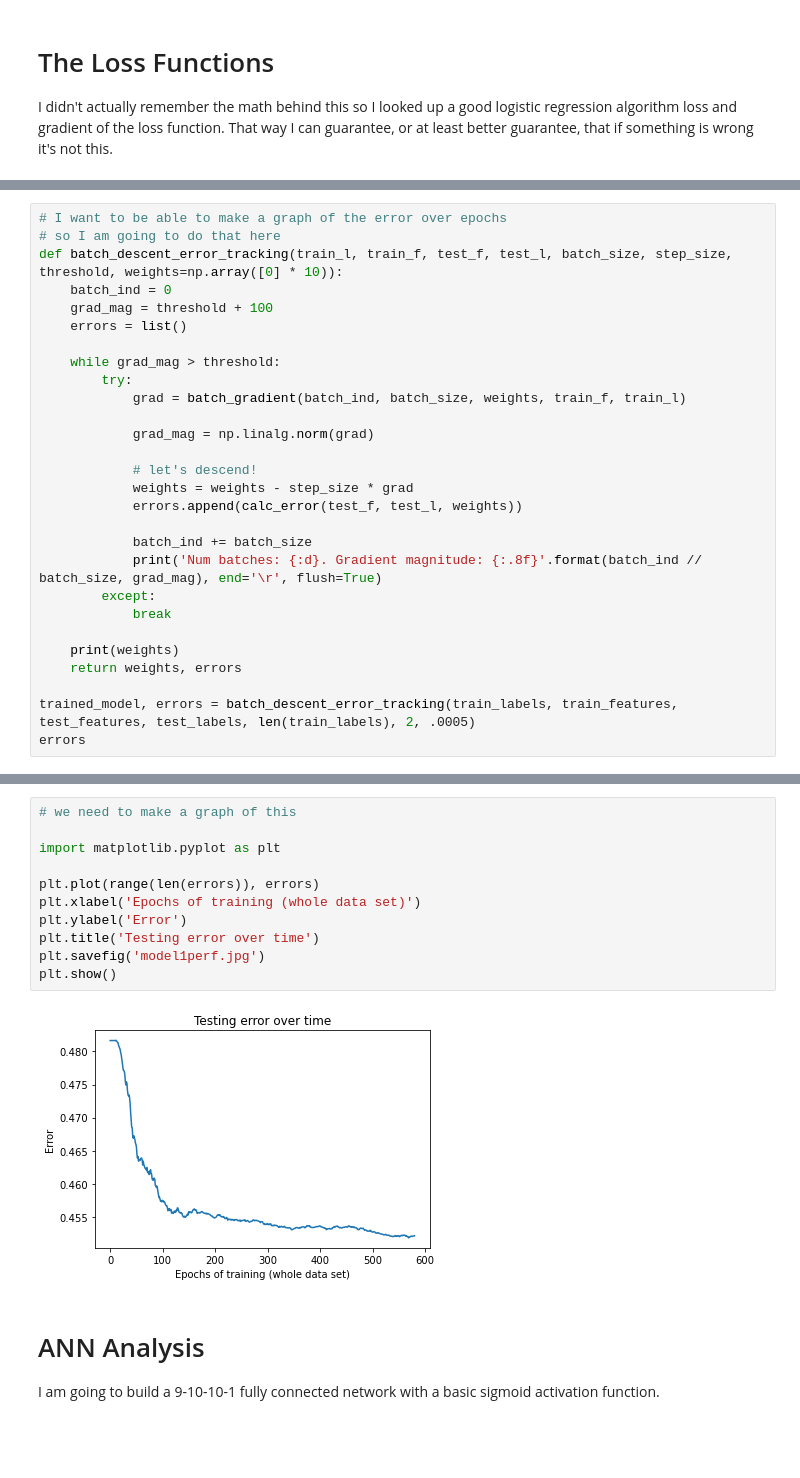
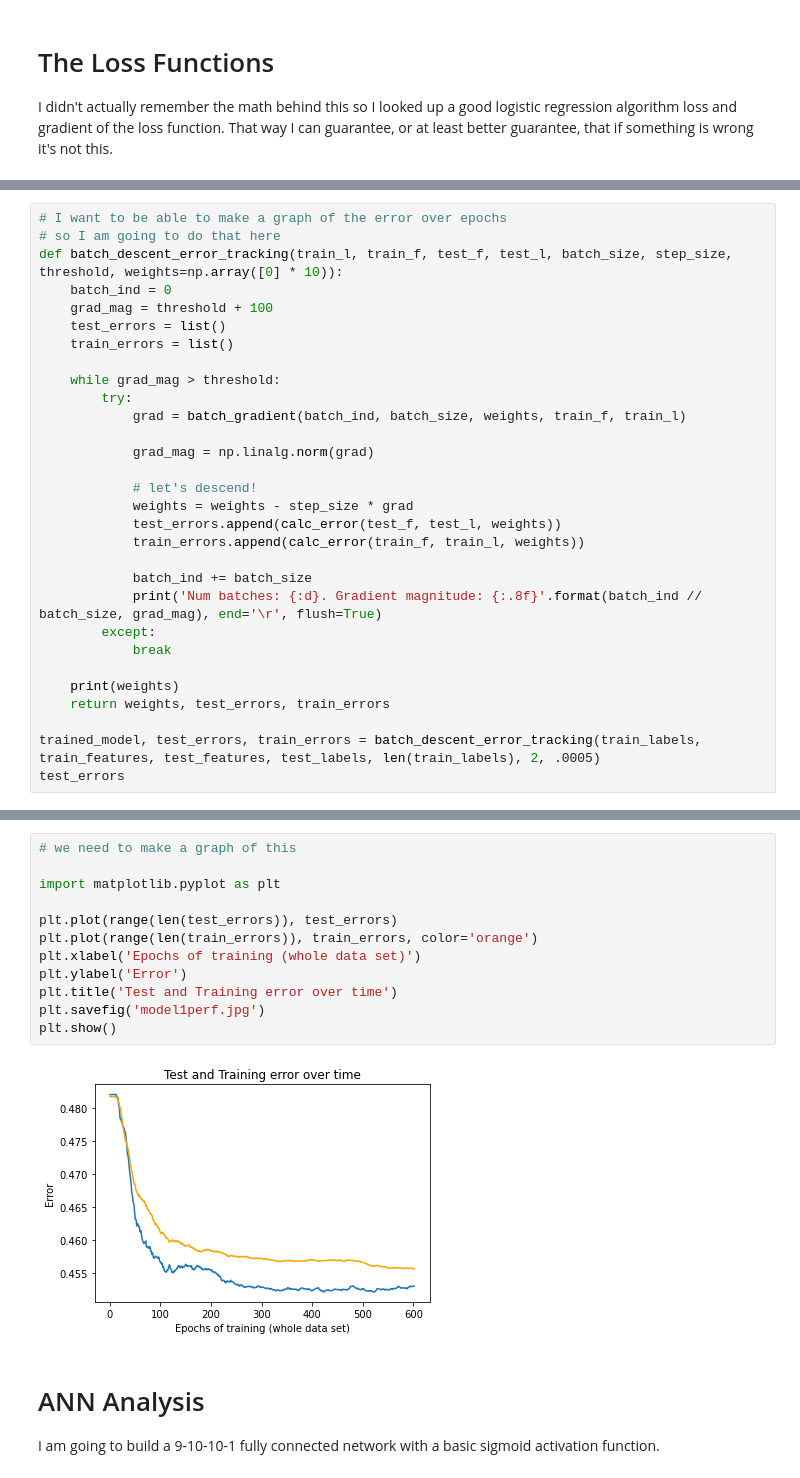
Before and after one commit to BenAltermatt/fundamental-analysis, a Jupyter notebook: model.ipynb, the cells around one changed output, grey strips where cells are left out. Drawn from its saved outputs; the diff is of its cells as text; blank space fills up the shorter version.

Commit message:
Adding error tracking

```diff
--- a/model.ipynb
+++ b/model.ipynb
@@ -299,7 +322,8 @@ calc_error(test_features, test_labels, trained_model)
 def batch_descent_error_tracking(train_l, train_f, test_f, test_l, batch_size, step_size, threshold, weights=np.array([0] * 10)):
     batch_ind = 0
     grad_mag = threshold + 100
-    errors = list()
+    test_errors = list()
+    train_errors = list()
 
     while grad_mag > threshold:
         try:
@@ -309,7 +333,8 @@ def batch_descent_error_tracking(train_l, train_f, test_f, test_l, batch_size, s
 
             # let's descend!
             weights = weights - step_size * grad
-            errors.append(calc_error(test_f, test_l, weights))
+            test_errors.append(calc_error(test_f, test_l, weights))
+            train_errors.append(calc_error(train_f, train_l, weights))
 
             batch_ind += batch_size
             print('Num batches: {:d}. Gradient magnitude: {:.8f}'.format(batch_ind // batch_size, grad_mag), end='\r', flush=True)
@@ -317,8 +342,8 @@ def batch_descent_error_tracking(train_l, train_f, test_f, test_l, batch_size, s
             break
 
     print(weights)
-    return weights, errors
+    return weights, test_errors, train_errors
 
-trained_model, errors = batch_descent_error_tracking(train_labels, train_features, test_features, test_labels, len(train_labels), 2, .0005)
-errors
+trained_model, test_errors, train_errors = batch_descent_error_tracking(train_labels, train_features, test_features, test_labels, len(train_labels), 2, .0005)
+test_errors
 # %% [output]
@@ -344,16 +369,17 @@ errors
 # %%
 # we need to make a graph of this
 
 import matplotlib.pyplot as plt
 
-plt.plot(range(len(errors)), errors)
+plt.plot(range(len(test_errors)), test_errors)
+plt.plot(range(len(train_errors)), train_errors, color='orange')
 plt.xlabel('Epochs of training (whole data set)')
 plt.ylabel('Error')
-plt.title('Testing error over time')
+plt.title('Test and Training error over time')
 plt.savefig('model1perf.jpg')
 plt.show()
 # %% [output]
-[figure, old version]
+[figure, new version]
 # %% [markdown]
 # ANN Analysis
 
```
Also changed, not shown: parts of 12 cells of this notebook, 2 other files.
